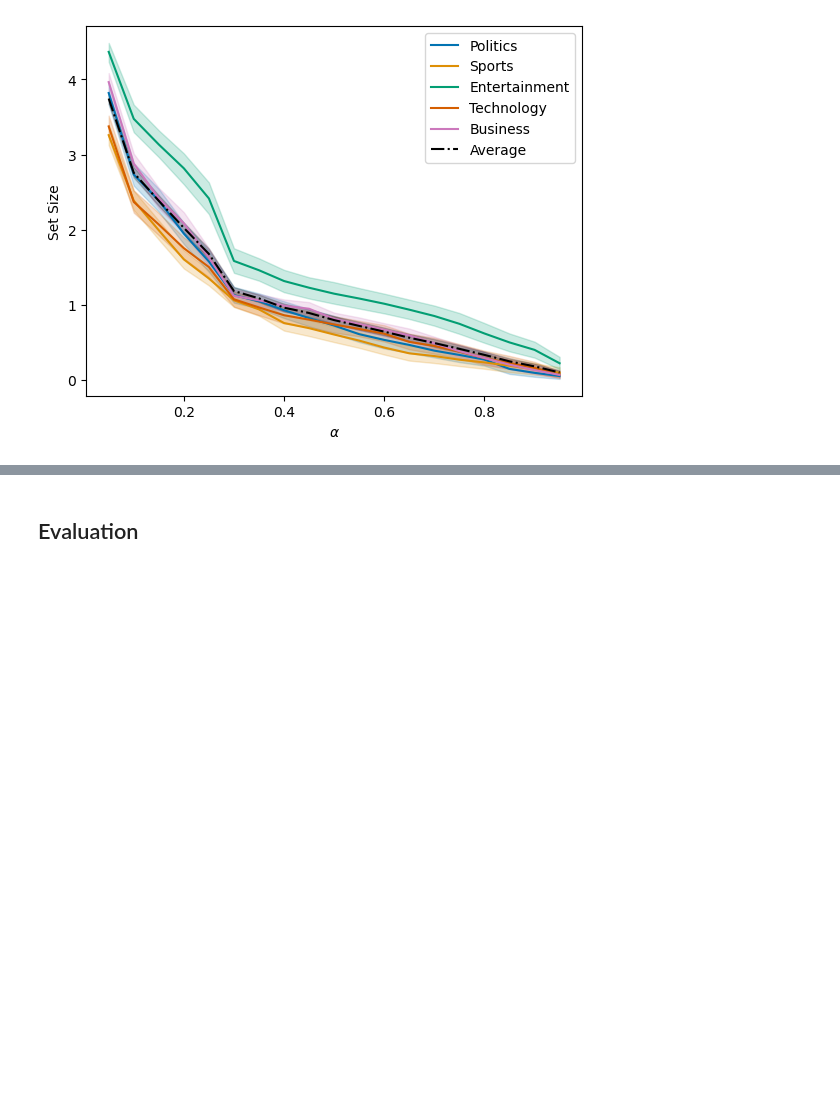
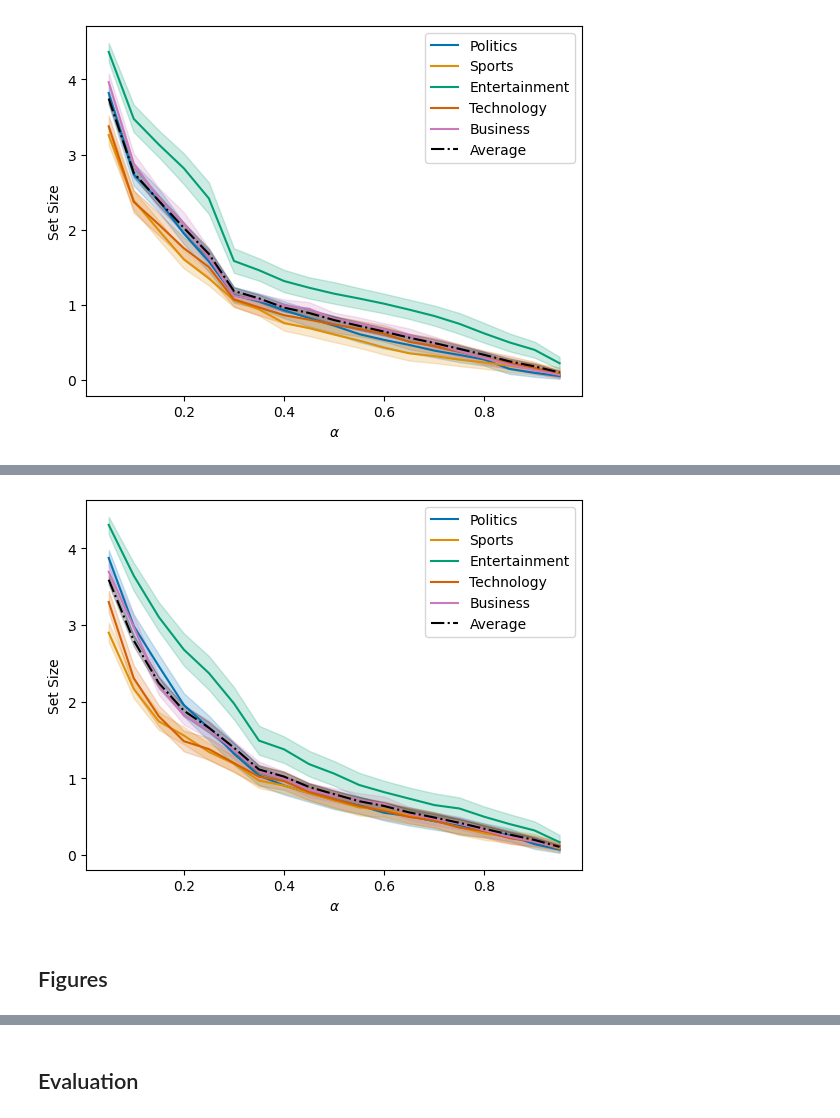
Before and after one commit to jrudoler/rudoler-stat9700-conformal, a Jupyter notebook: notebooks/text-classification.ipynb, the cells around one changed output, grey strips where cells are left out. Saved outputs shown, nothing was run; the diff lists cells and outputs as text; code cells hidden in the pictures; blank space fills up the shorter version.

```diff
--- a/notebooks/text-classification.ipynb
+++ b/notebooks/text-classification.ipynb
@@ -216,0 +284,12 @@ plt.savefig('../figures/adaptive_set_size.pdf', dpi=300, bbox_inches='tight')
+# %%
+ax = sns.lineplot(data=coverage, x='alpha', y='set_size', hue='true_label')
+ax.set_xlabel(r'$\alpha$')
+ax.set_ylabel('Set Size')
+sns.lineplot(data=coverage, x='alpha', y='set_size', color='black', linestyle='-.', label="Average", ax=ax)
+ax.legend(title='', loc='upper right')
+plt.savefig('../figures/labelwise_set_size.pdf', dpi=300, bbox_inches='tight')
+labelwise_set_sizes = ax
+# %% [output]
+[figure, added]
+# %% [markdown]
+## Figures
```
Also changed, not shown: parts of 8 cells of this notebook, 6 other files.
